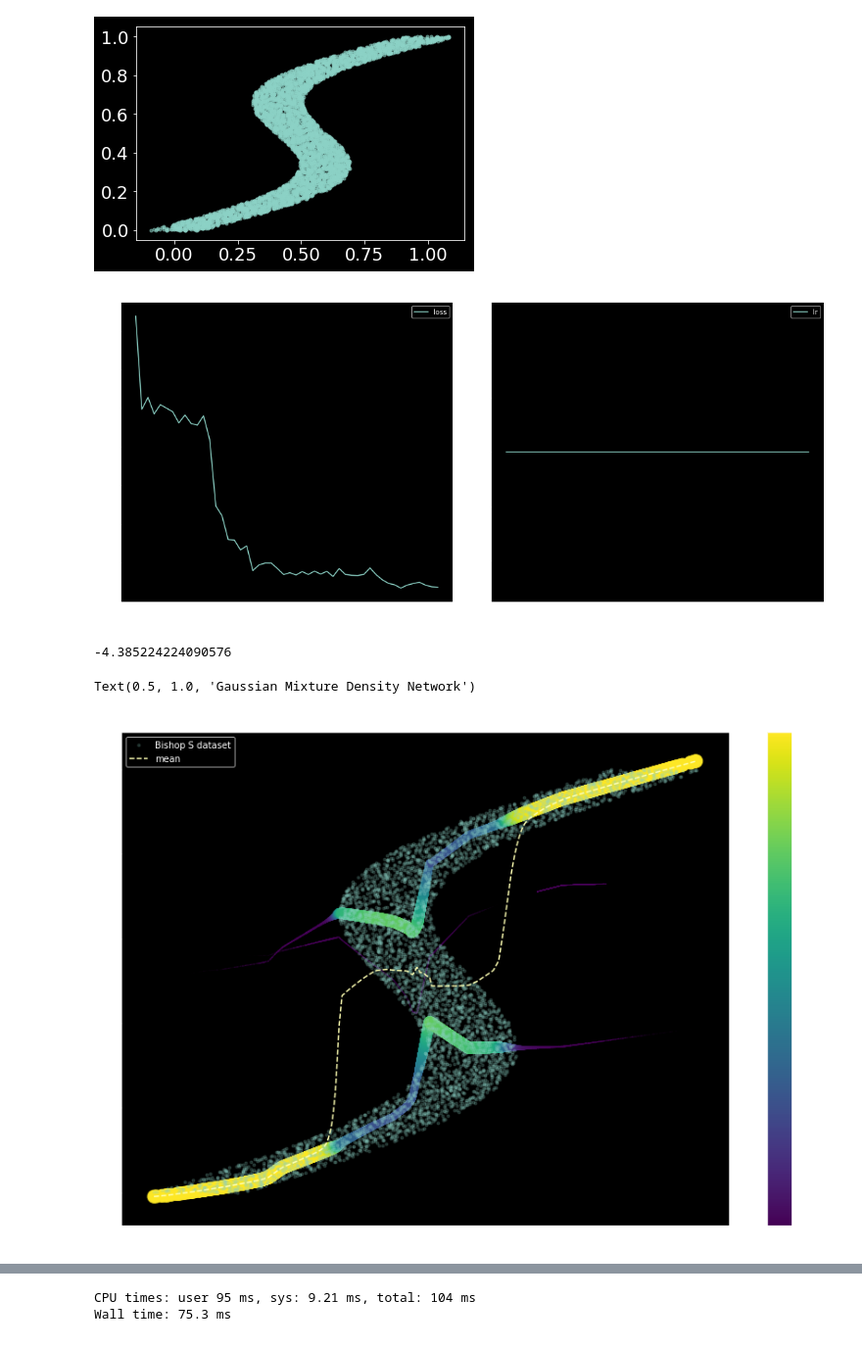
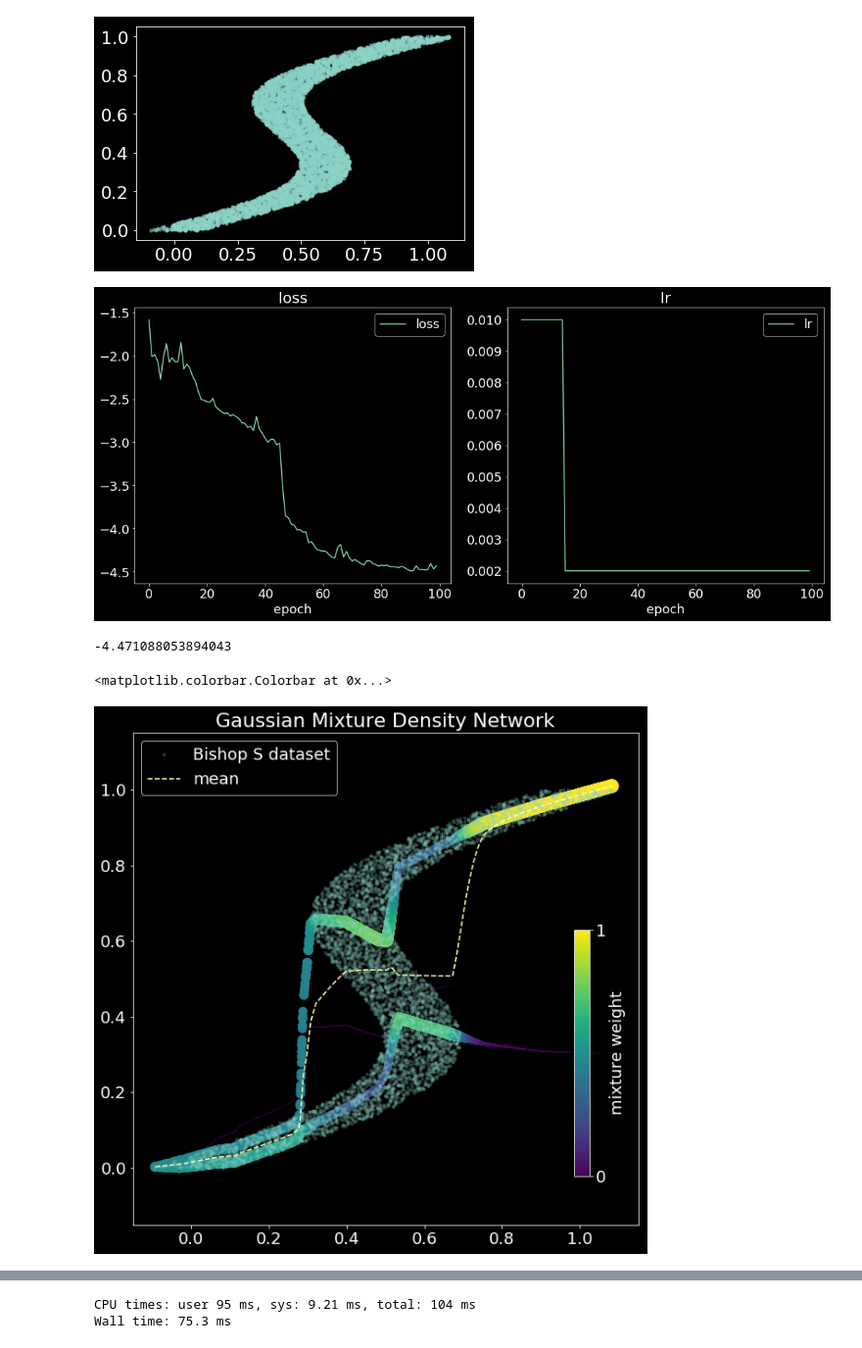
Before and after one commit to ig248/deepquantiles, a Jupyter notebook: notebooks/MDN.ipynb, the cells around one changed output, grey strips where cells are left out. Shown at 98% size. Saved outputs shown, nothing was run; the diff lists cells and outputs as text; code cells hidden in the pictures.

```diff
--- a/notebooks/MDN.ipynb
+++ b/notebooks/MDN.ipynb
@@ -29,39 +30,42 @@ plt.plot(X, y, '.', alpha=0.5)
 [figure]
 # %%
 regressor = MixtureDensityRegressor(
-    shared_units=(32, 32),
-    weight_units=(32, 32),
-    mu_units=(32, 32),
-    sigma_units=(32, 32),
+    shared_units=(32, 32, 32),
+    weight_units=(32, ),
+    mu_units=(32, ),
+    sigma_units=(32, ),
     lr=0.01,
     batch_size=100,
 )
 # %%
-regressor.fit(X, y, epochs=50, callbacks=callbacks, shuffle=True)
+regressor.fit(X, y, epochs=100, callbacks=callbacks, shuffle=True)
 # %% [output]
-[figure, old version]
+[figure, new version]
 # %%
 regressor.model['loss'].evaluate([X, y], y, verbose=0)
 # %% [output]
--4.385224224090576
+-4.471088053894043
 # %%
 w, mu, sigma = regressor.predict(X)
 mean = regressor.predict_mean(X)
 # %%
-plt.figure(figsize=(15, 10))
+plt.figure(figsize=(10, 10))
 plt.plot(X, y, '.', alpha=0.2, label='Bishop S dataset')
 plt.plot(X, mean, '--', label='mean')
 for i in range(regressor.n_components):
     plt.scatter(X, mu[:, i], c=w[:, i], s=200 * w[:, i], vmin=0, vmax=1)
     # plt.plot(X, mu[:, i] + sigma[:, i], 'w:')
     # plt.plot(X, mu[:, i] - sigma[:, i], 'w:')
-plt.colorbar(label='weight')
+plt.xlim([-0.15, 1.15])
+plt.ylim([-0.15, 1.15])
 plt.legend()
 plt.title('Gaussian Mixture Density Network')
-# plt.savefig('mdn.png')
+cbaxes = inset_axes(plt.gca(), width="3%", height="50%", loc=4, borderpad=3)
+plt.colorbar(cax=cbaxes, ticks=[0.,1], label='mixture weight')
+#plt.savefig('mdn2.png')
 # %% [output]
-Text(0.5, 1.0, 'Gaussian Mixture Density Network')
+<matplotlib.colorbar.Colorbar at 0x...>
-[figure, old version]
+[figure, new version]
 # %%
 for i in range(regressor.n_components):
     plt.plot(X, w[:, i])
```
Also changed, not shown: parts of 2 cells of this notebook, 13 other files.
